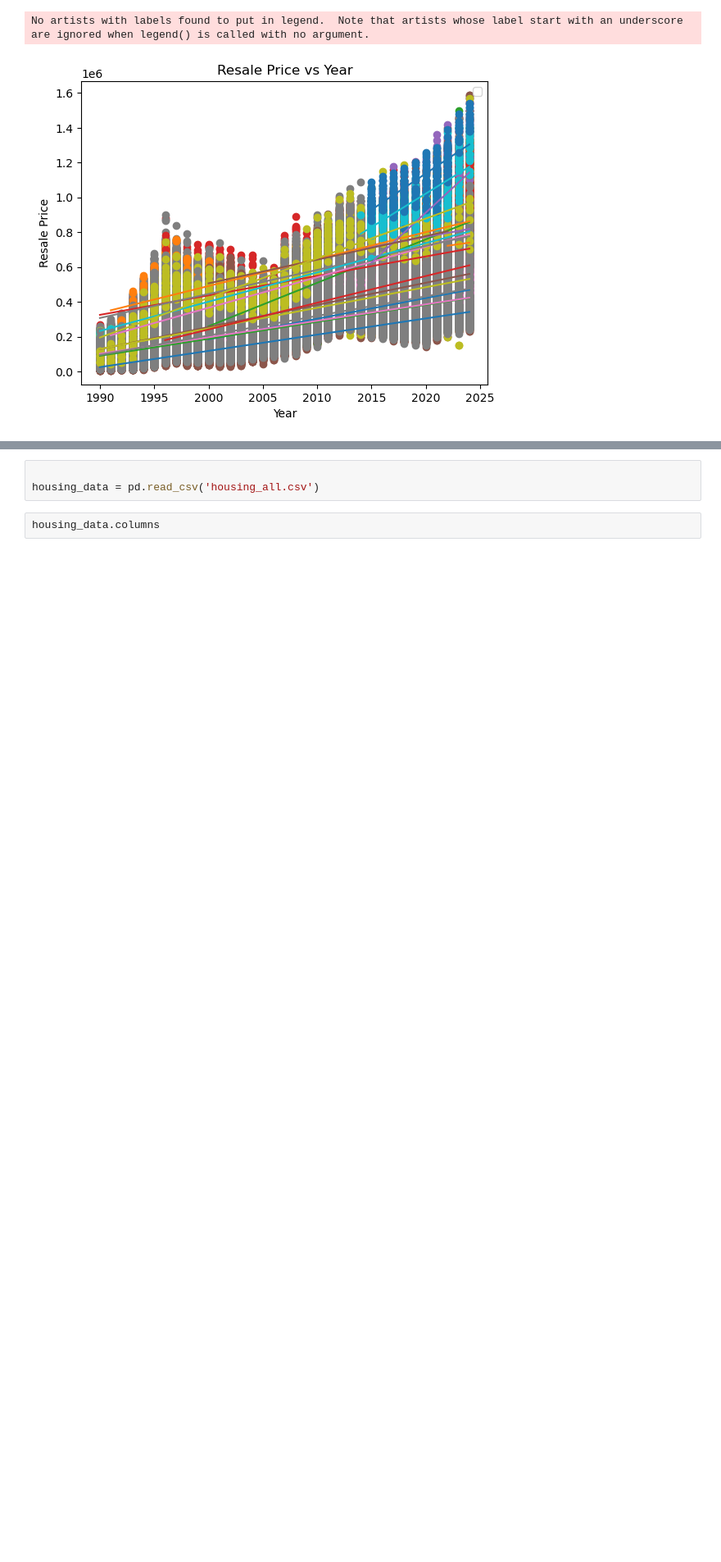
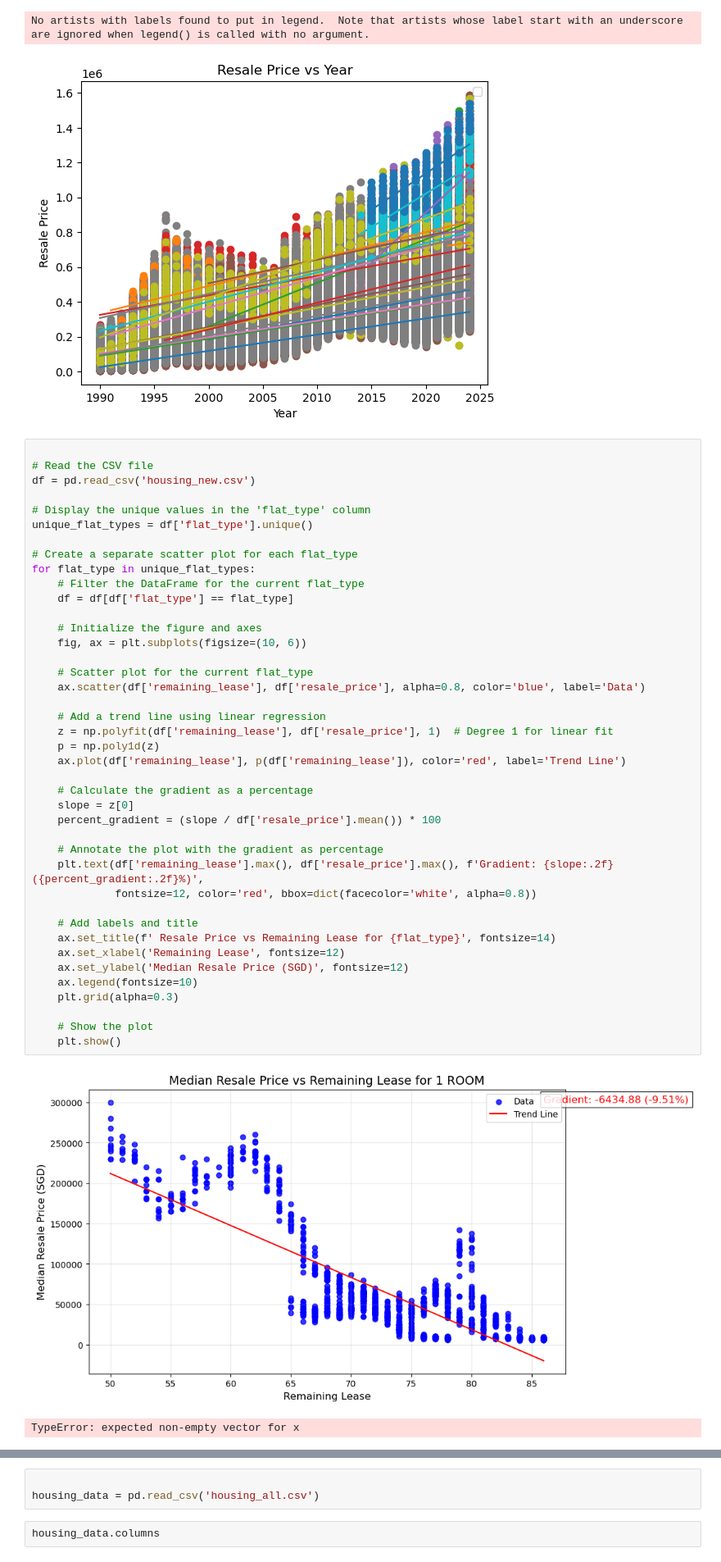
Before and after one commit to bossman2406/Housing-Prices-AI, a Jupyter notebook: data_visualisation.ipynb, the cells around one changed output, grey strips where cells are left out. Shown at 82% size. Cells and saved outputs as stored; diff of their text form; blank space fills up the shorter version.

```diff
--- a/data_visualisation.ipynb
+++ b/data_visualisation.ipynb
@@ -638,3 +653,47 @@ plt.show()
 # %% [output]
 No artists with labels found to put in legend.  Note that artists whose label start with an underscore are ignored when legend() is called with no argument.
 [figure]
+# %%
+
+# Read the CSV file
+df = pd.read_csv('housing_new.csv')
+
+# Display the unique values in the 'flat_type' column
+unique_flat_types = df['flat_type'].unique()
+
+# Create a separate scatter plot for each flat_type
+for flat_type in unique_flat_types:
+    # Filter the DataFrame for the current flat_type
+    df = df[df['flat_type'] == flat_type]
+
+    # Initialize the figure and axes
+    fig, ax = plt.subplots(figsize=(10, 6))
+
+    # Scatter plot for the current flat_type
+    ax.scatter(df['remaining_lease'], df['resale_price'], alpha=0.8, color='blue', label='Data')
+
+    # Add a trend line using linear regression
+    z = np.polyfit(df['remaining_lease'], df['resale_price'], 1)  # Degree 1 for linear fit
+    p = np.poly1d(z)
+    ax.plot(df['remaining_lease'], p(df['remaining_lease']), color='red', label='Trend Line')
+
+    # Calculate the gradient as a percentage
+    slope = z[0]
+    percent_gradient = (slope / df['resale_price'].mean()) * 100
+
+    # Annotate the plot with the gradient as percentage
+    plt.text(df['remaining_lease'].max(), df['resale_price'].max(), f'Gradient: {slope:.2f} ({percent_gradient:.2f}%)',
+             fontsize=12, color='red', bbox=dict(facecolor='white', alpha=0.8))
+
+    # Add labels and title
+    ax.set_title(f' Resale Price vs Remaining Lease for {flat_type}', fontsize=14)
+    ax.set_xlabel('Remaining Lease', fontsize=12)
+    ax.set_ylabel('Median Resale Price (SGD)', fontsize=12)
+    ax.legend(fontsize=10)
+    plt.grid(alpha=0.3)
+
+    # Show the plot
+    plt.show()
+# %% [output]
+[figure, added]
+TypeError: expected non-empty vector for x
```
Also changed, not shown: parts of 4 cells of this notebook, 5 other files.
